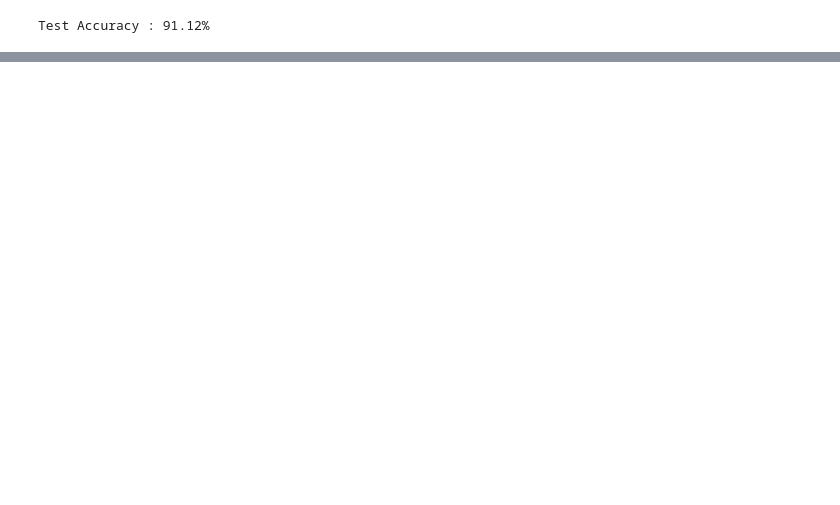
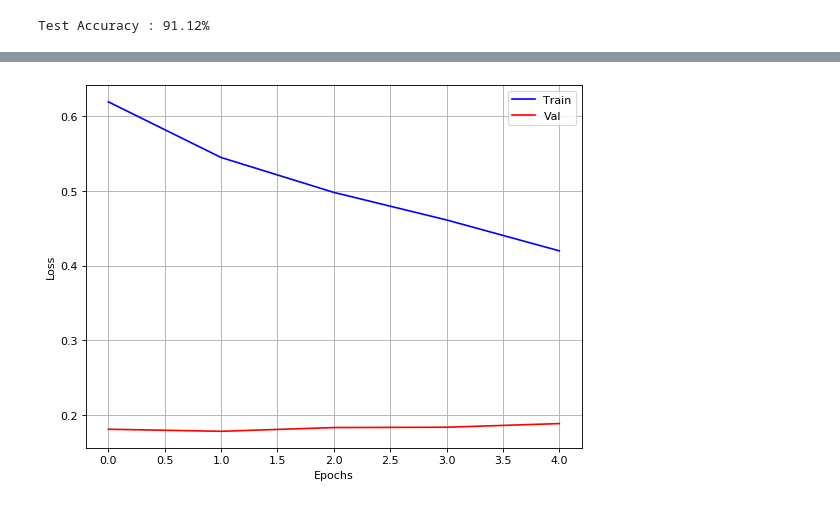
Before and after one commit to CyanideBoy/RDE-Project, a Jupyter notebook: AGNews/relMaps/Feedback-Tuner-Negative.ipynb, the cells around one changed output, grey strips where cells are left out. Drawn from its saved outputs; the diff is of its cells as text; code cells hidden in the pictures; blank space fills up the shorter version.

```diff
--- a/AGNews/relMaps/Feedback-Tuner-Negative.ipynb
+++ b/AGNews/relMaps/Feedback-Tuner-Negative.ipynb
@@ -546,7 +576,7 @@ for epoch in range(1,NUMEPOCHS+1):
             data = data.reshape((1, -1, 300,1))
             analysis = np.zeros(data.shape[1])
 
-            a = np.squeeze(analyzer.analyze(data))
+            a = np.squeeze(analyzer.analyze(data,neuron_selection=data_output[j]))
             a = np.sum(a, axis=1)
 
             order = np.argsort(a)[::-1]
@@ -612,7 +642,7 @@ for epoch in range(1,NUMEPOCHS+1):
     time_el = int(stop_time-start_time)
 
 
-    print('epoch [{}/{}] '.format(epoch, NUMEPOCHS)+mode+' loss:{:.7f}, train acc:{:.4f}, val loss:{:.7f}, val acc:{:.4f} in {}h {}m {}s'.format(
+    print('epoch [{}/{}] '.format(epoch, NUMEPOCHS)+'Forced Epoch'+' loss:{:.7f}, train acc:{:.4f}, val loss:{:.7f}, val acc:{:.4f} in {}h {}m {}s'.format(
                                                                                 runloss, tacc, val_loss, corr,
                                                                                 time_el//3600,
                                                                                 (time_el%3600)//60,
@@ -628,3 +660,14 @@ epoch [3/3] Unforced Epoch loss:0.5296031, train acc:78.9833, val loss:0.1736264
+# %%
+plt.figure(num=None, figsize=(8, 6), dpi=80, facecolor='w', edgecolor='k')
+plt.plot(np.array(loss_values_train), 'b')
+plt.plot(np.array(loss_values_val), 'r')
+plt.legend(['Train','Val'])
+plt.grid(True)
+plt.xlabel('Epochs')
+plt.ylabel('Loss')
+plt.show()
+# %% [output]
+[figure, added]
 # %%
 corr = 0.0
 with torch.no_grad():
```
Also changed, not shown: parts of 12 cells of this notebook, 29 other files.
